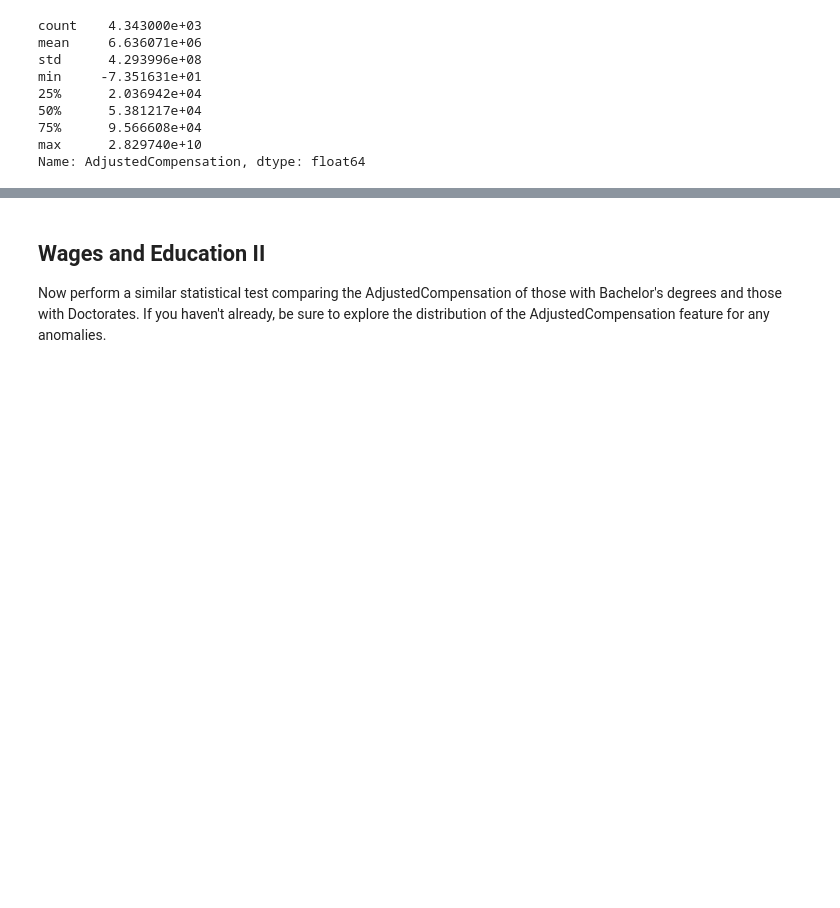
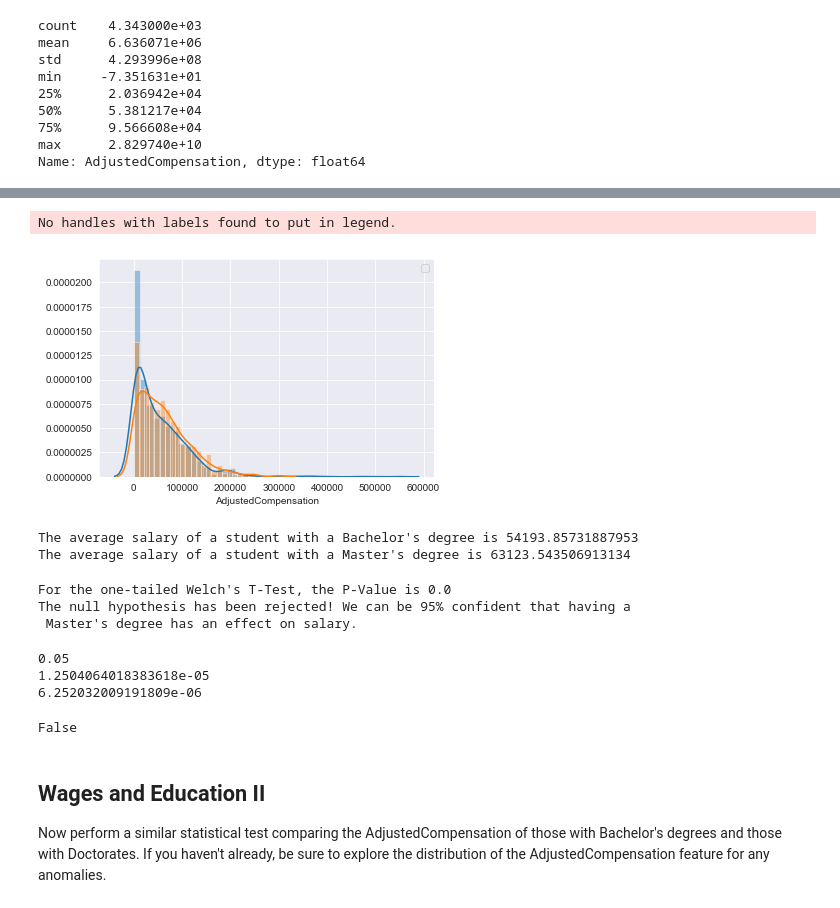
Before and after one commit to akelly66/Flatiron-School, a Jupyter notebook: Mod03/Section22/dsc-in-depth-ab-testing-lab-online-ds-pt-041519/index.ipynb, the cells around one changed output, grey strips where cells are left out. Saved outputs shown, nothing was run; the diff lists cells and outputs as text; code cells hidden in the pictures; blank space fills up the shorter version.

```diff
--- a/Mod03/Section22/dsc-in-depth-ab-testing-lab-online-ds-pt-041519/index.ipynb
+++ b/Mod03/Section22/dsc-in-depth-ab-testing-lab-online-ds-pt-041519/index.ipynb
@@ -86,3 +84,44 @@ print stats.t.ppf(1-0.05, 999)
+# %%
+def reject_outliers(data, m=2):
+    return data[abs(data - np.mean(data)) < m * np.std(data)]
+bach_df_o = reject_outliers(bach_df)
+mast_df_o = reject_outliers(mast_df)
+
+sns.distplot(bach_df_o)
+sns.distplot(mast_df_o)
+plt.legend();
+# %% [output]
+No handles with labels found to put in legend.
+[figure, added]
+# %%
+print(f'The average salary of a student with a Bachelor\'s degree is {bach_df_o.mean()}')
+print(f'The average salary of a student with a Master\'s degree is {mast_df_o.mean()}')
+# %% [output]
+The average salary of a student with a Bachelor's degree is 54193.85731887953
+The average salary of a student with a Master's degree is 63123.543506913134
+# %%
+t, p = stats.ttest_ind(bach_df_o, mast_df_o, equal_var='False')
+one_t_p = p/2
+print(f'For the one-tailed Welch\'s T-Test, the P-Value is {round(one_t_p, 2)}')
+
+if one_t_p > alpha:
+    print('The null hypothesis has failed to be rejected.')
+elif one_t_p <= alpha:
+    print('The null hypothesis has been rejected! We can be 95% confident that having a \n Master\'s degree has an effect on salary.')
+# %% [output]
+For the one-tailed Welch's T-Test, the P-Value is 0.0
+The null hypothesis has been rejected! We can be 95% confident that having a
+ Master's degree has an effect on salary.
+# %%
+print(alpha)
+print(p)
+print(p/2)
+alpha < p/2
+# %% [output]
+0.05
+1.2504064018383618e-05
+6.252032009191809e-06
+False
 # %% [markdown]
 ## Wages and Education II
 
```
Also changed, not shown: parts of 10 cells of this notebook.
